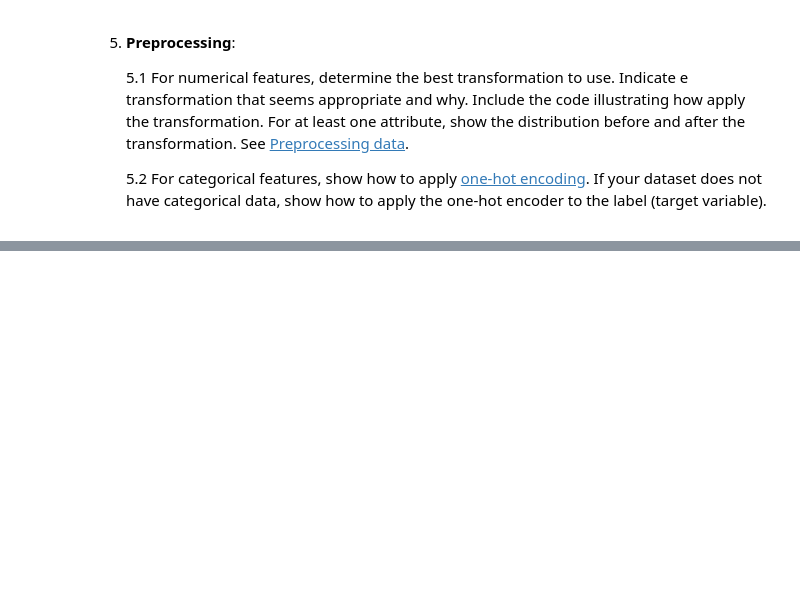
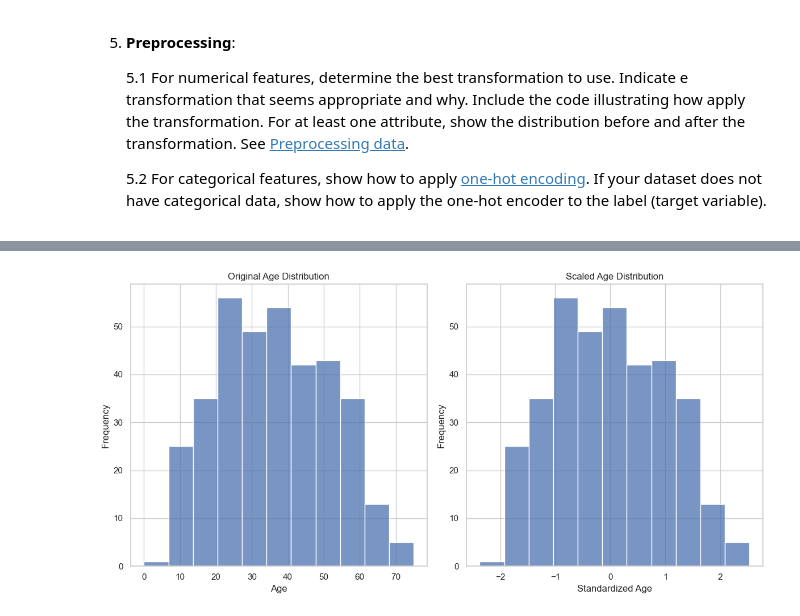
Before and after one commit to nalank1/CSI4106, a Jupyter notebook: A1/CSI4106_A1_Template.ipynb, the cells around one changed output, grey strips where cells are left out. Saved outputs shown, nothing was run; the diff lists cells and outputs as text; code cells hidden in the pictures; blank space fills up the shorter version.

```diff
--- a/A1/CSI4106_A1_Template.ipynb
+++ b/A1/CSI4106_A1_Template.ipynb
@@ -497,3 +463,36 @@ X_test_scaled = scaler.transform(X_test)
+# %%
+#5.1
+
+#Standard Scaler for Numerical Features Transformation
+
+plt.figure(figsize=(12, 6))
+
+# Original Distribution
+plt.subplot(1, 2, 1)
+sns.histplot(dataset2['age'])
+plt.title('Original Age Distribution')
+plt.xlabel('Age')
+plt.ylabel('Frequency')
+
+#StandardScaler
+scaler = StandardScaler()
+
+age_reshaped = dataset2['age'].values.reshape(-1, 1)
+X_train_scaled = scaler.fit_transform(age_reshaped)
+
+dataset2['age_scaled'] = X_train_scaled
+
+plt.subplot(1, 2, 2)
+sns.histplot(dataset2['age_scaled'])
+plt.title('Scaled Age Distribution')
+plt.xlabel('Standardized Age')
+plt.ylabel('Frequency')
+
+
+plt.tight_layout()
+plt.show()
+# %% [output]
+[figure, added]
 # %% [markdown]
 --------------------------------------------------------------------------
 
```
Also changed, not shown: parts of 16 cells of this notebook.
